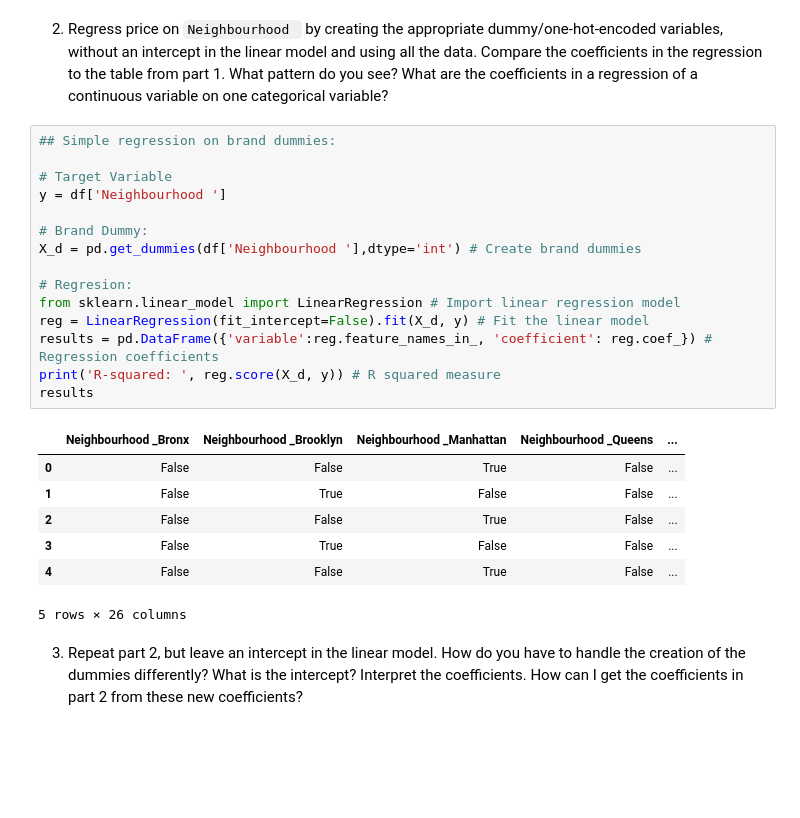
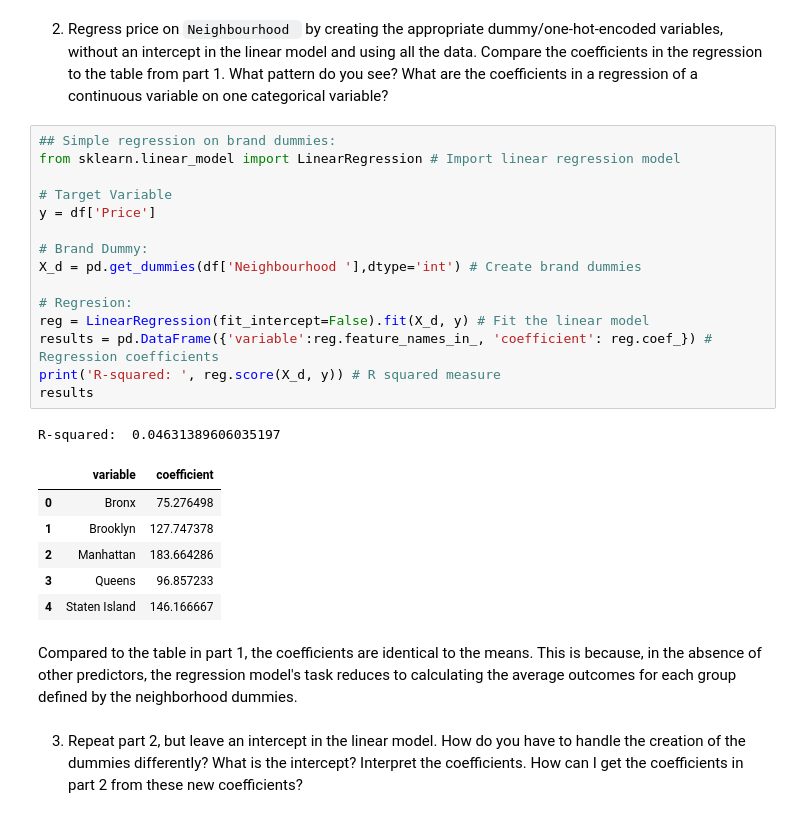
Before and after one commit to rafid-mirza/linearRegression, a Jupyter notebook: assignment.ipynb, the cells around one changed output. Cells and saved outputs as stored; diff of their text form; blank space fills up the shorter version.

```diff
--- a/assignment.ipynb
+++ b/assignment.ipynb
@@ -95,26 +89,28 @@ sns.kdeplot(data=selected, x='Price_log', hue='Neighbourhood ')
 2. Regress price on `Neighbourhood ` by creating the appropriate dummy/one-hot-encoded variables, without an intercept in the linear model and using all the data. Compare the coefficients in the regression to the table from part 1. What pattern do you see? What are the coefficients in a regression of a continuous variable on one categorical variable?
 # %%
 ## Simple regression on brand dummies:
+from sklearn.linear_model import LinearRegression # Import linear regression model
 
 # Target Variable
-y = df['Neighbourhood ']
+y = df['Price']
 
 # Brand Dummy:
 X_d = pd.get_dummies(df['Neighbourhood '],dtype='int') # Create brand dummies
 
 # Regresion:
-from sklearn.linear_model import LinearRegression # Import linear regression model
 reg = LinearRegression(fit_intercept=False).fit(X_d, y) # Fit the linear model
 results = pd.DataFrame({'variable':reg.feature_names_in_, 'coefficient': reg.coef_}) # Regression coefficients
 print('R-squared: ', reg.score(X_d, y)) # R squared measure
 results
 # %% [output]
+R-squared:  0.04631389606035197
-|  | Neighbourhood _Bronx | Neighbourhood _Brooklyn | Neighbourhood _Manhattan | Neighbourhood _Queens | ... |
-| 0 | False | False | True | False | ... |
-| 1 | False | True | False | False | ... |
-| 2 | False | False | True | False | ... |
-| 3 | False | True | False | False | ... |
-| 4 | False | False | True | False | ... |
+|  | variable | coefficient |
+| 0 | Bronx | 75.276498 |
+| 1 | Brooklyn | 127.747378 |
+| 2 | Manhattan | 183.664286 |
+| 3 | Queens | 96.857233 |
+| 4 | Staten Island | 146.166667 |
-5 rows × 26 columns
+# %% [markdown]
+Compared to the table in part 1, the coefficients are identical to the means. This is because, in the absence of other predictors, the regression model's task reduces to calculating the average outcomes for each group defined by the neighborhood dummies.
 # %% [markdown]
 3. Repeat part 2, but leave an intercept in the linear model. How do you have to handle the creation of the dummies differently? What is the intercept? Interpret the coefficients. How can I get the coefficients in part 2 from these new coefficients?
```
Also changed, not shown: parts of 31 cells of this notebook.
